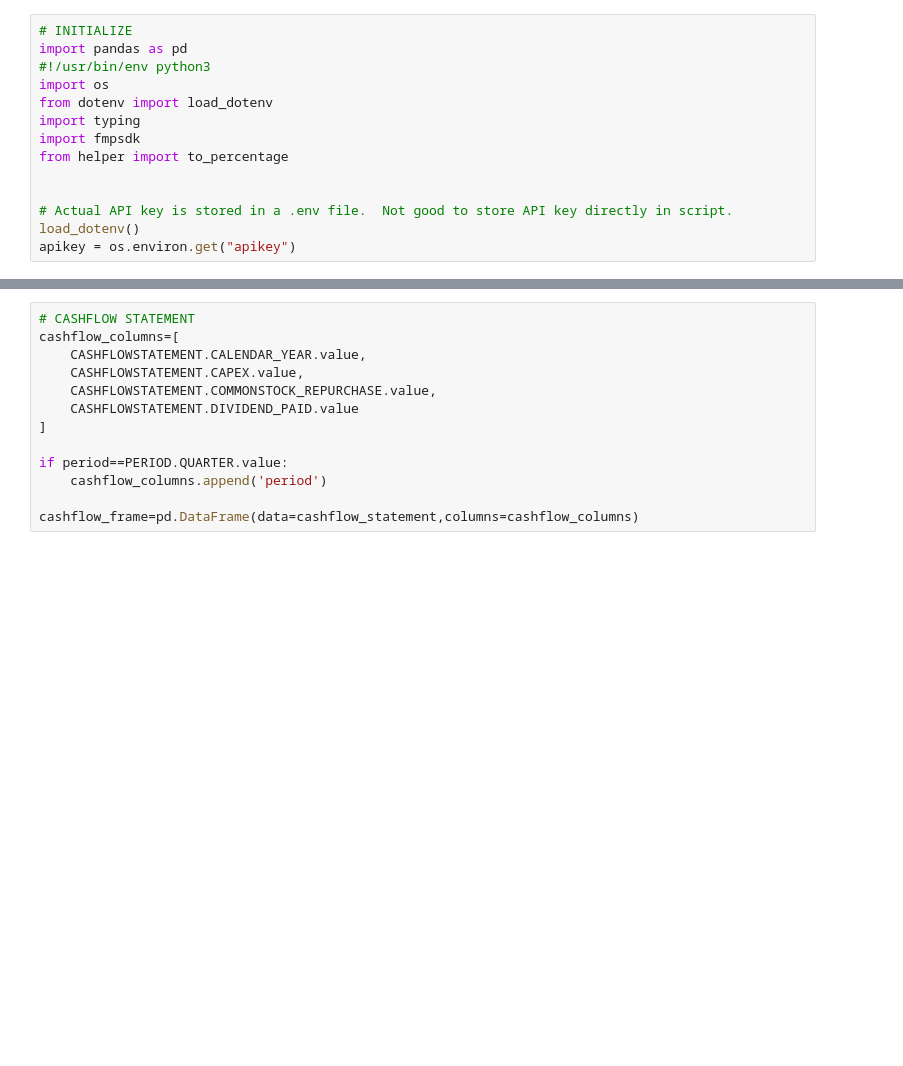
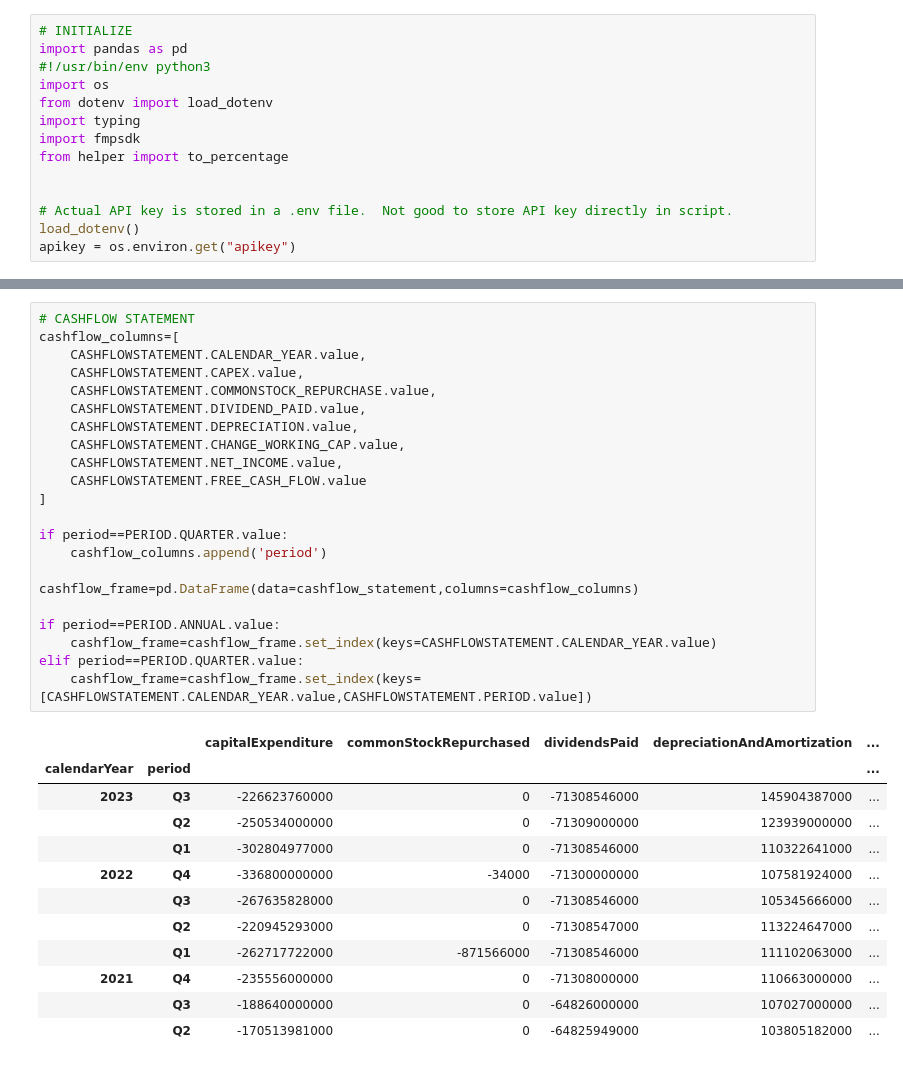
Before and after one commit to fbcharles747/company_evaluation, a Jupyter notebook: longterm_analysis.ipynb, the cells around one changed output, grey strips where cells are left out. Saved outputs shown, nothing was run; the diff lists cells and outputs as text; blank space fills up the shorter version.

```diff
--- a/longterm_analysis.ipynb
+++ b/longterm_analysis.ipynb
@@ -63,16 +218,38 @@ if period==PERIOD.ANNUAL.value:
 # %%
 # CASHFLOW STATEMENT
 cashflow_columns=[
     CASHFLOWSTATEMENT.CALENDAR_YEAR.value,
     CASHFLOWSTATEMENT.CAPEX.value,
     CASHFLOWSTATEMENT.COMMONSTOCK_REPURCHASE.value,
-    CASHFLOWSTATEMENT.DIVIDEND_PAID.value
+    CASHFLOWSTATEMENT.DIVIDEND_PAID.value,
+    CASHFLOWSTATEMENT.DEPRECIATION.value,
+    CASHFLOWSTATEMENT.CHANGE_WORKING_CAP.value,
+    CASHFLOWSTATEMENT.NET_INCOME.value,
+    CASHFLOWSTATEMENT.FREE_CASH_FLOW.value
 ]
 
 if period==PERIOD.QUARTER.value:
     cashflow_columns.append('period')
 
 cashflow_frame=pd.DataFrame(data=cashflow_statement,columns=cashflow_columns)
+
+if period==PERIOD.ANNUAL.value:
+    cashflow_frame=cashflow_frame.set_index(keys=CASHFLOWSTATEMENT.CALENDAR_YEAR.value)
+elif period==PERIOD.QUARTER.value:
+    cashflow_frame=cashflow_frame.set_index(keys=[CASHFLOWSTATEMENT.CALENDAR_YEAR.value,CASHFLOWSTATEMENT.PERIOD.value])
+# %% [output]
+|  |  | capitalExpenditure | commonStockRepurchased | dividendsPaid | depreciationAndAmortization | ... |
+| calendarYear | period |  |  |  |  | ... |
+| 2023 | Q3 | -226623760000 | 0 | -71308546000 | 145904387000 | ... |
+|  | Q2 | -250534000000 | 0 | -71309000000 | 123939000000 | ... |
+|  | Q1 | -302804977000 | 0 | -71308546000 | 110322641000 | ... |
+| 2022 | Q4 | -336800000000 | -34000 | -71300000000 | 107581924000 | ... |
+|  | Q3 | -267635828000 | 0 | -71308546000 | 105345666000 | ... |
+|  | Q2 | -220945293000 | 0 | -71308547000 | 113224647000 | ... |
+|  | Q1 | -262717722000 | -871566000 | -71308546000 | 111102063000 | ... |
+| 2021 | Q4 | -235556000000 | 0 | -71308000000 | 110663000000 | ... |
+|  | Q3 | -188640000000 | 0 | -64826000000 | 107027000000 | ... |
+|  | Q2 | -170513981000 | 0 | -64825949000 | 103805182000 | ... |
 # %%
 # BALANCE SHEET
 balance_columns=[BALANCESHEET.CALENDAR_YEAR.value,
```
Also changed, not shown: parts of 14 cells of this notebook, 2 other files.
